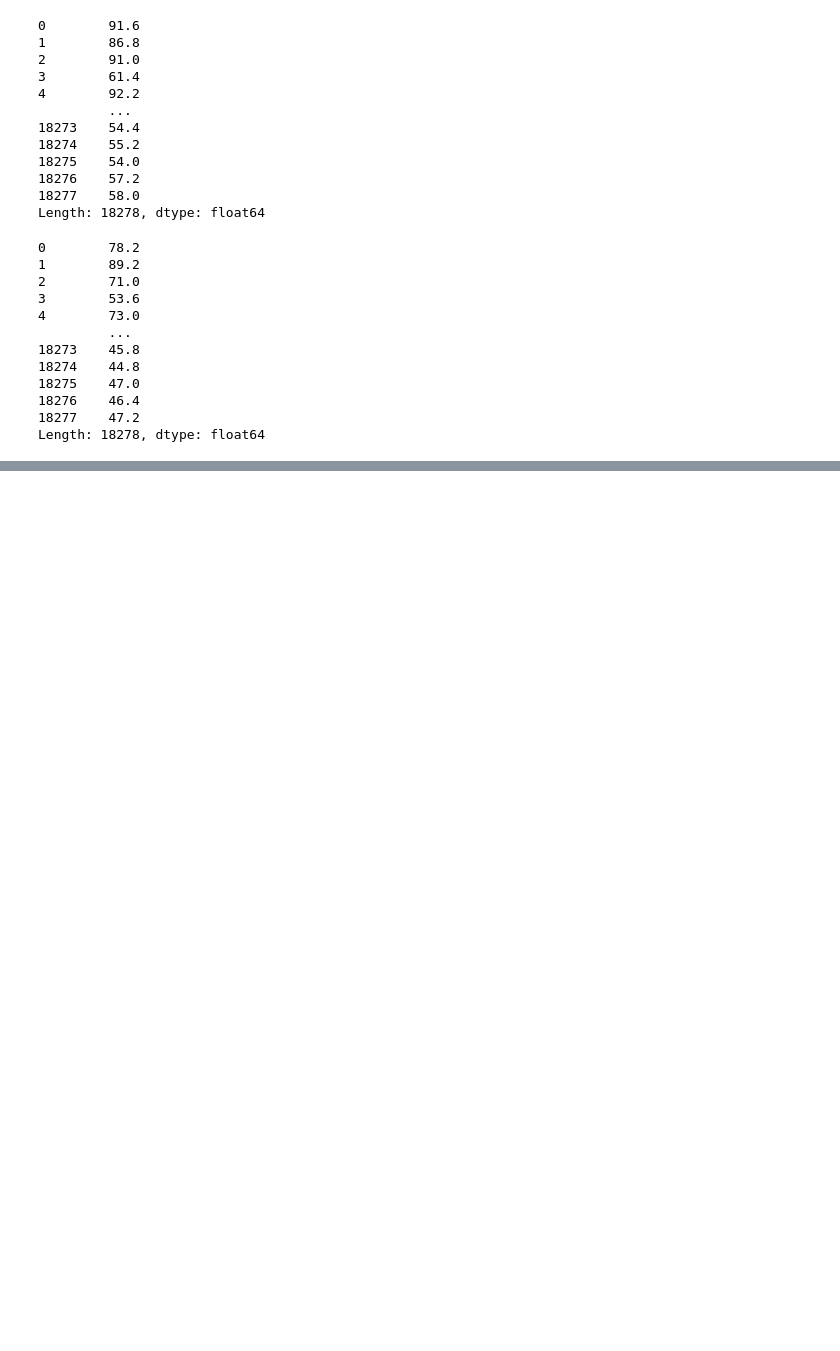
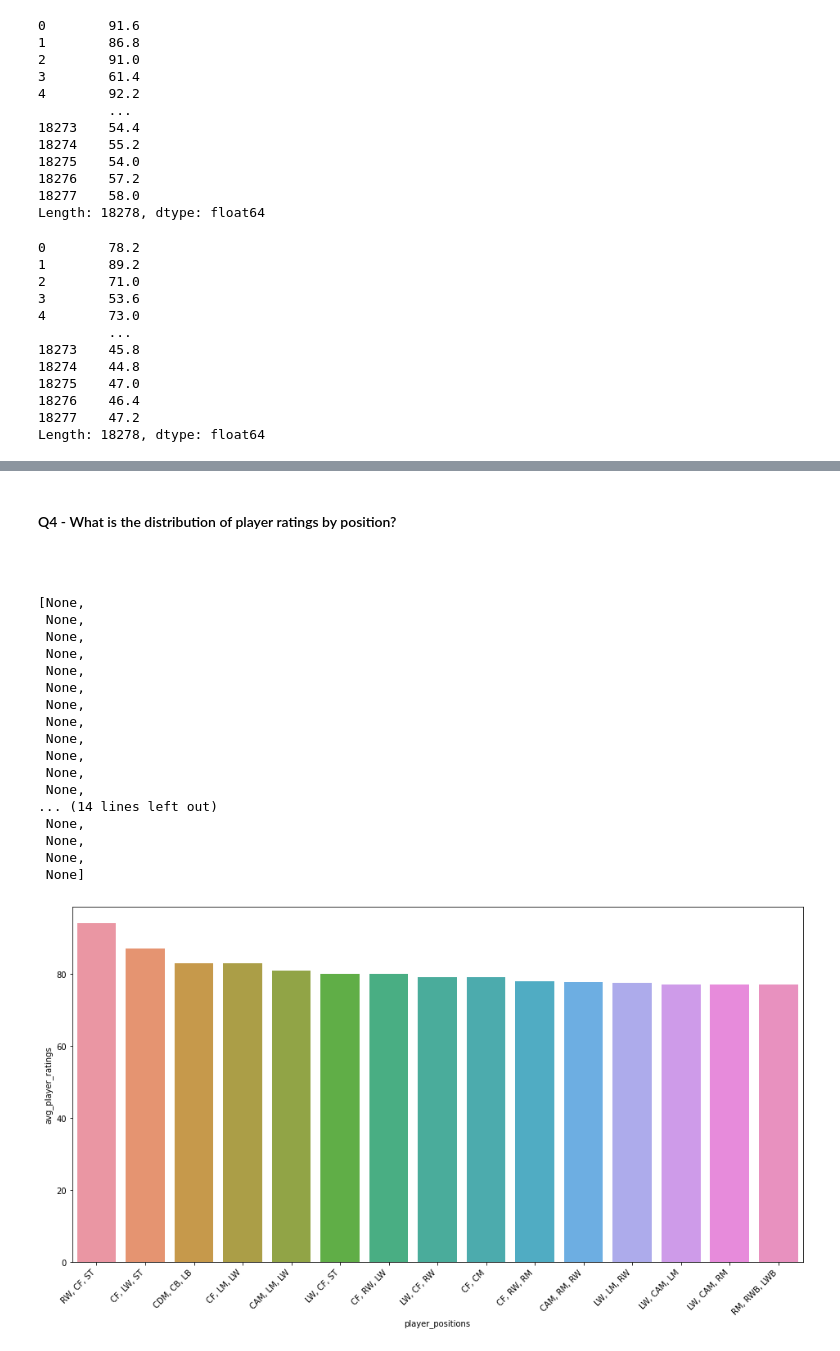
Before and after one commit to ilovedata6/FifaAnalysis, a Jupyter notebook: analysis.ipynb, the cells around one changed output, grey strips where cells are left out. Cells and saved outputs as stored; diff of their text form; code cells hidden in the pictures; blank space fills up the shorter version.

````diff
--- a/analysis.ipynb
+++ b/analysis.ipynb
@@ -335,0 +500,32 @@ Name: lwb, dtype: int64
+# %% [markdown]
+#### Q4 - What is the distribution of player ratings by position?
+
+```python
+# %%
+grouped_position = df.groupby('player_positions')['overall'].mean().reset_index()
+grouped_position.rename(columns={'overall':'avg_player_ratings'}, inplace=True)
+grouped_position.sort_values(by='avg_player_ratings', ascending=False, inplace=True)
+grouped_position.head(15)
+
+plt.figure(figsize=(16,8))
+ax = sns.barplot(x='player_positions', y='avg_player_ratings', data=grouped_position.head(15))
+plt.setp(ax.get_xticklabels(), rotation=45, horizontalalignment='right')
+# %% [output]
+[None,
+ None,
+ None,
+ None,
+ None,
+ None,
+ None,
+ None,
+ None,
+ None,
+ None,
+ None,
+... (14 lines left out)
+ None,
+ None,
+ None,
+ None]
+[figure, added]
````
Also changed, not shown: parts of 51 cells of this notebook.
